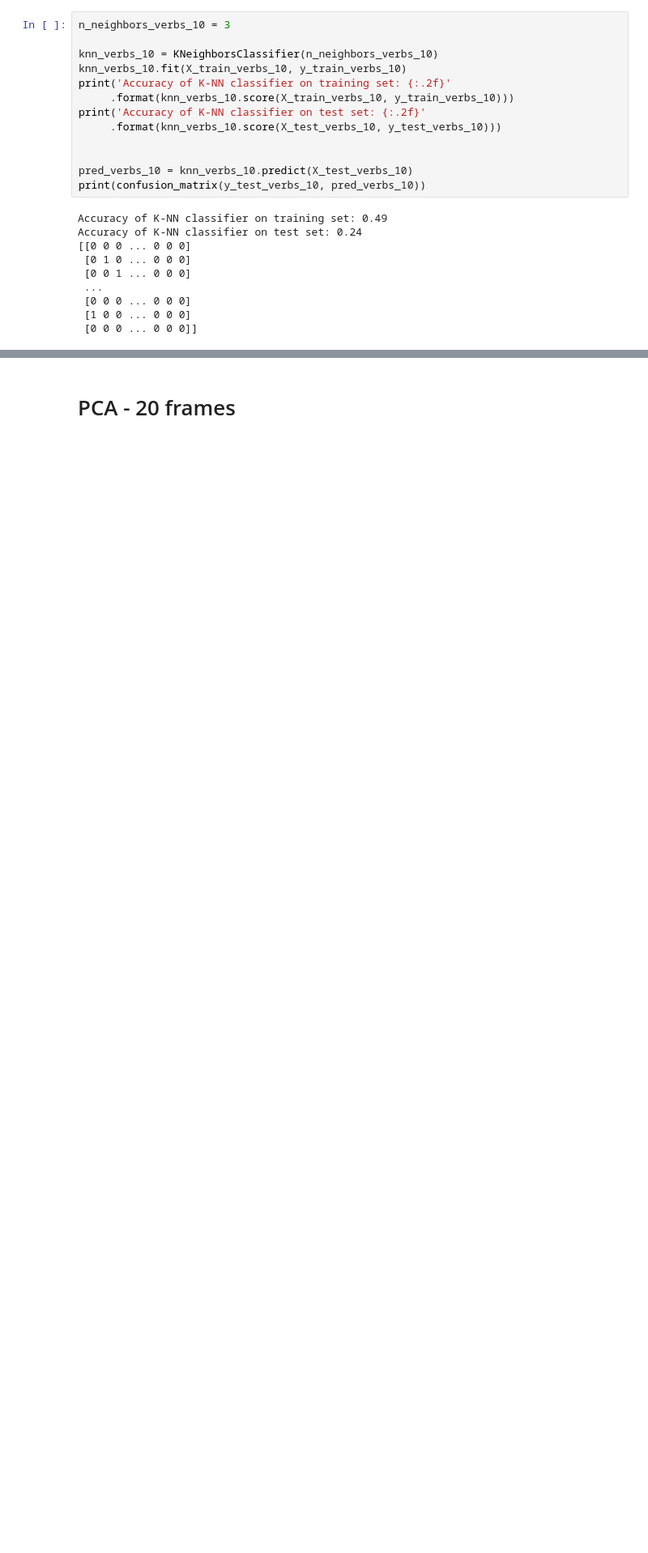
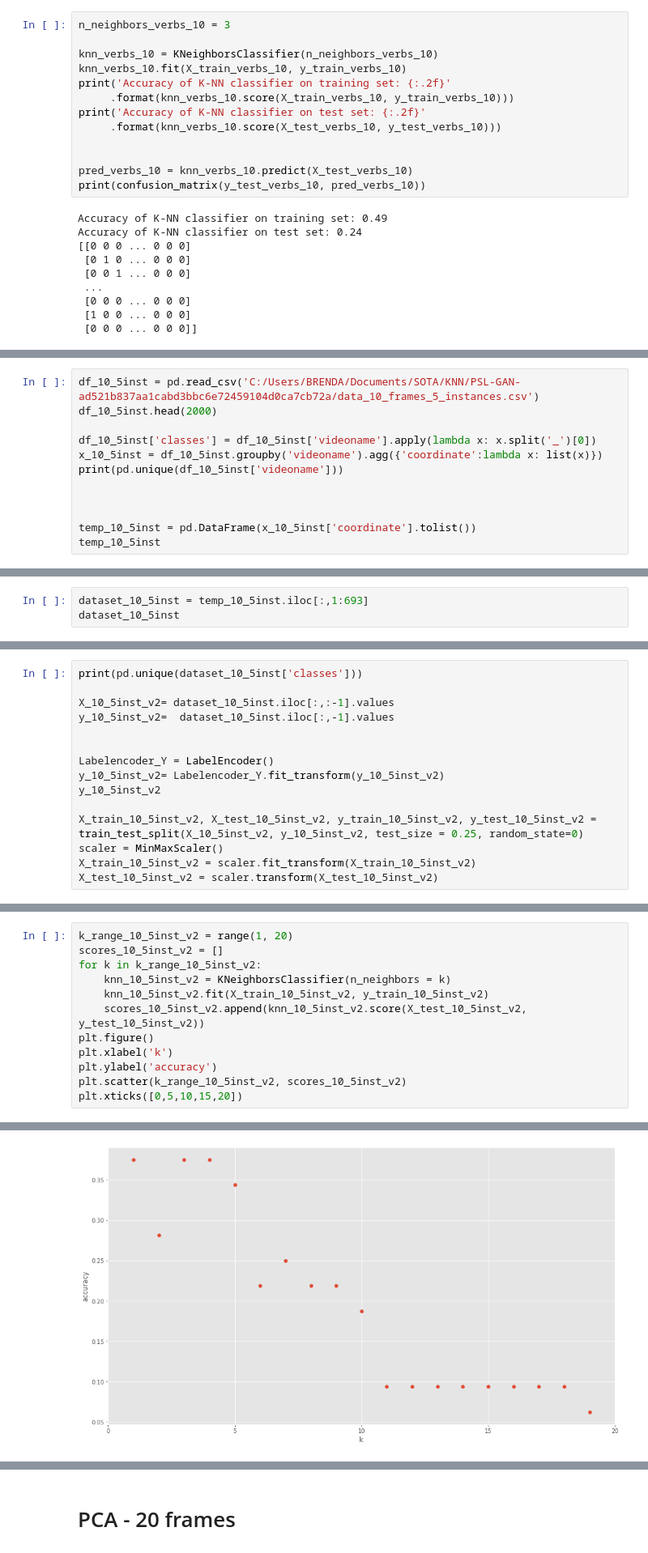
Before and after one commit to BrendaTafurA/PSL-GAN-ad521b837aa1cabd3bbc6e72459104d0ca7cb72a, a Jupyter notebook: new_analysis.ipynb, the cells around one changed output, grey strips where cells are left out. Shown at 81% size. Saved outputs shown, nothing was run; the diff lists cells and outputs as text; blank space fills up the shorter version.

```diff
--- a/new_analysis.ipynb
+++ b/new_analysis.ipynb
@@ -3235,0 +3279,12 @@ Accuracy of K-NN classifier on test set: 0.24
+# %%
+df_10_5inst = pd.read_csv('C:/Users/BRENDA/Documents/SOTA/KNN/PSL-GAN-ad521b837aa1cabd3bbc6e72459104d0ca7cb72a/data_10_frames_5_instances.csv')
+df_10_5inst.head(2000)
+
+df_10_5inst['classes'] = df_10_5inst['videoname'].apply(lambda x: x.split('_')[0])
+x_10_5inst = df_10_5inst.groupby('videoname').agg({'coordinate':lambda x: list(x)})
+print(pd.unique(df_10_5inst['videoname']))
+
+
+
+temp_10_5inst = pd.DataFrame(x_10_5inst['coordinate'].tolist())
+temp_10_5inst
@@ -3235,0 +3365,3 @@ Accuracy of K-NN classifier on test set: 0.24
+# %%
+dataset_10_5inst = temp_10_5inst.iloc[:,1:693]
+dataset_10_5inst
@@ -3235,0 +3382,15 @@ Accuracy of K-NN classifier on test set: 0.24
+# %%
+print(pd.unique(dataset_10_5inst['classes']))
+
+X_10_5inst_v2= dataset_10_5inst.iloc[:,:-1].values
+y_10_5inst_v2=  dataset_10_5inst.iloc[:,-1].values
+
+
+Labelencoder_Y = LabelEncoder()
+y_10_5inst_v2= Labelencoder_Y.fit_transform(y_10_5inst_v2)
+y_10_5inst_v2
+
+X_train_10_5inst_v2, X_test_10_5inst_v2, y_train_10_5inst_v2, y_test_10_5inst_v2 = train_test_split(X_10_5inst_v2, y_10_5inst_v2, test_size = 0.25, random_state=0)
+scaler = MinMaxScaler()
+X_train_10_5inst_v2 = scaler.fit_transform(X_train_10_5inst_v2)
+X_test_10_5inst_v2 = scaler.transform(X_test_10_5inst_v2)
@@ -3235,0 +3412,13 @@ Accuracy of K-NN classifier on test set: 0.24
+# %%
+k_range_10_5inst_v2 = range(1, 20)
+scores_10_5inst_v2 = []
+for k in k_range_10_5inst_v2:
+    knn_10_5inst_v2 = KNeighborsClassifier(n_neighbors = k)
+    knn_10_5inst_v2.fit(X_train_10_5inst_v2, y_train_10_5inst_v2)
+    scores_10_5inst_v2.append(knn_10_5inst_v2.score(X_test_10_5inst_v2, y_test_10_5inst_v2))
+plt.figure()
+plt.xlabel('k')
+plt.ylabel('accuracy')
+plt.scatter(k_range_10_5inst_v2, scores_10_5inst_v2)
+plt.xticks([0,5,10,15,20])
+# %% [output]
@@ -3235,0 +3435 @@ Accuracy of K-NN classifier on test set: 0.24
+[figure, added]
```
Also changed, not shown: parts of 124 cells of this notebook, 7 other files.
